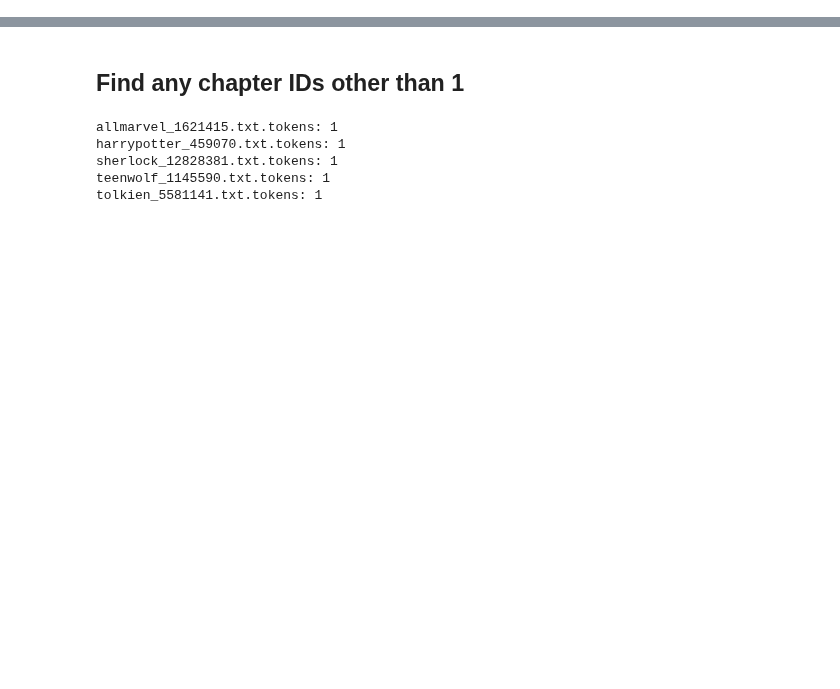
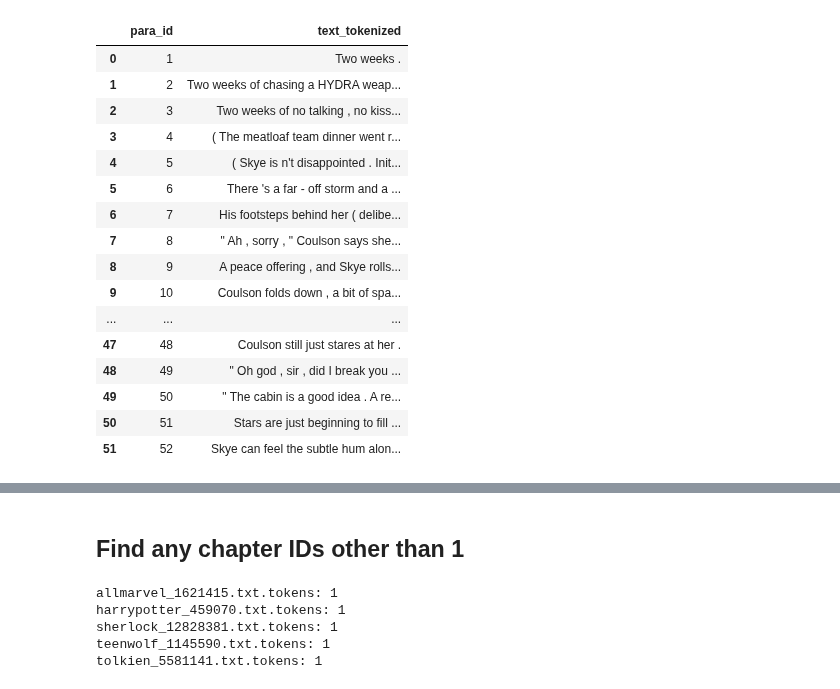
Before and after one commit to michaelmilleryoder/fanfiction-scripts, a Jupyter notebook: jupyter/pipeline_evaluation.ipynb, the cells around one changed output, grey strips where cells are left out. Cells and saved outputs as stored; diff of their text form; code cells hidden in the pictures; blank space fills up the shorter version.

```diff
--- a/jupyter/pipeline_evaluation.ipynb
+++ b/jupyter/pipeline_evaluation.ipynb
@@ -5,6 +482,7 @@
 import os
 import pandas as pd
 import csv
+import pdb
 
 
 def modify_paragraph_id(para_id):
@@ -25,29 +503,11 @@ predictions_dirpath = '/projects/book-nlp/data/tokens/annotated_10fandom_dev/'
 
 predicted_entities = {} # fic_id: {cluster_name: {(chapter_id, paragraph_id, token_id_start, token_id_end), ...}}
 
-for fname in sorted(os.listdir(predictions_dirpath))[2:3]:
+fname = 'allmarvel_1621415.txt.tokens'
+booknlp_output = pd.read_csv(os.path.join(predictions_dirpath, fname), sep='\t', quoting=csv.QUOTE_NONE)
 
-    print(fname)
-    booknlp_output = pd.read_csv(os.path.join(predictions_dirpath, fname), sep='\t', quoting=csv.QUOTE_NONE)
-    print(df.columns)
-
-    # Load CSV file of fic
-    csv_dirpath = f'/data/fanfiction_ao3/annotated_10fandom/dev/fics/{fname.split(".")[0]}.csv'
-    fic_csv = pd.read_csv(csv_dirpath)
-    fic_csv.columns
-
-    ## Check paragraph breaks
-    # Compare number of paragraphs
-    if max(fic_csv['para_id']) != len(booknlp_output['paragraphId'].unique()):
-
-        # Fix paragraph break issues
-        booknlp_output['modified_paragraphId'] = booknlp_output['paragraphId'].map(modify_paragraph_id)
-
-        # Confirm that fixed it
-        if max(fic_csv['para_id']) != len(booknlp_output['modified_paragraphId'].unique()):
-            pdb.set_trace()
-
-# Paragraph breaks from BookNLP
-pd.set_option('display.max_colwidth', -1)
-booknlp_output.groupby('modified_paragraphId').agg({'originalWord': lambda x: ' '.join(x.tolist())})
+# Load CSV file of fic
+csv_dirpath = f'/data/fanfiction_ao3/annotated_10fandom/dev/fics/{fname.split(".")[0]}.csv'
+fic_csv = pd.read_csv(csv_dirpath)
+fic_csv.columns
 # %% [output]
@@ -74 +538,21 @@ misaligned_rows
+# %%
+fic_csv.loc[:, ['para_id', 'text_tokenized']]
+# %% [output]
+|  | para_id | text_tokenized |
+| 0 | 1 | Two weeks . |
+| 1 | 2 | Two weeks of chasing a HYDRA weap... |
+| 2 | 3 | Two weeks of no talking , no kiss... |
+| 3 | 4 | ( The meatloaf team dinner went r... |
+| 4 | 5 | ( Skye is n't disappointed . Init... |
+| 5 | 6 | There 's a far - off storm and a ... |
+| 6 | 7 | His footsteps behind her ( delibe... |
+| 7 | 8 | " Ah , sorry , " Coulson says she... |
+| 8 | 9 | A peace offering , and Skye rolls... |
+| 9 | 10 | Coulson folds down , a bit of spa... |
+| ... | ... | ... |
+| 47 | 48 | Coulson still just stares at her . |
+| 48 | 49 | " Oh god , sir , did I break you ... |
+| 49 | 50 | " The cabin is a good idea . A re... |
+| 50 | 51 | Stars are just beginning to fill ... |
+| 51 | 52 | Skye can feel the subtle hum alon... |
 # %%
```
Also changed, not shown: parts of 44 cells of this notebook.
